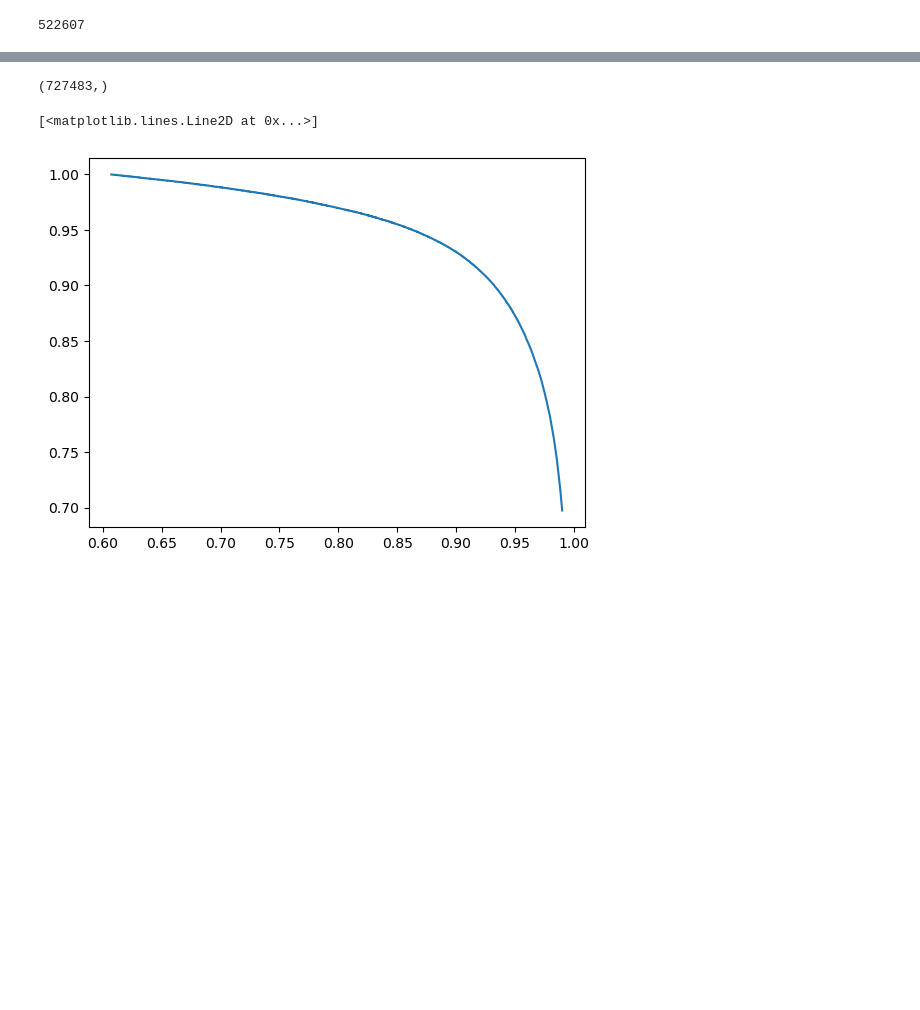
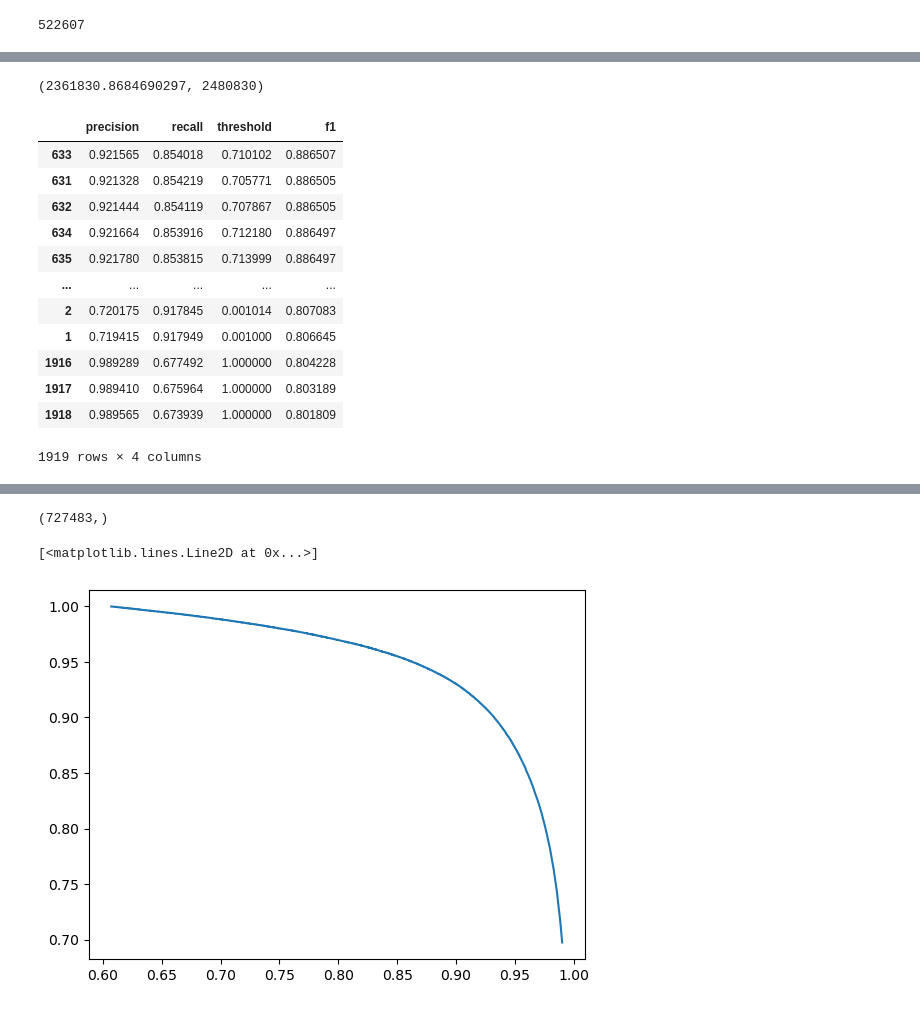
Before and after one commit to microsoft/protnote, a Jupyter notebook: notebooks/debugging.ipynb, the cells around one changed output, grey strips where cells are left out. Saved outputs shown, nothing was run; the diff lists cells and outputs as text; code cells hidden in the pictures; blank space fills up the shorter version.

```diff
--- a/notebooks/debugging.ipynb
+++ b/notebooks/debugging.ipynb
@@ -54,0 +30,20 @@ f1 = precision*recall*2/(precision+recall)
+# %%
+original_test_preds = pd.read_parquet('../proteinfer/export/predictions_df.parquet')
+original_test_labels = pd.read_parquet('../proteinfer/export/test_ground_truth.parquet')
+# %%
+
+def merge_predictions_and_ground_truth(predictions_df, ground_truth_df):
+    """Perform an outer join of predictions and ground truth, then set all empty values to False."""
+    combined = predictions_df.merge(ground_truth_df,
+                                    how="outer",
+                                    suffixes=("_pred", "_gt"),
+                                    left_on=["label", "up_id"],
+                                    right_on=["label", "up_id"])
+    combined = combined.fillna(False)
+    return combined
+# %%
+l=set(original_test_preds['up_id']) - set(original_test_labels['up_id'])
+combined = merge_predictions_and_ground_truth(original_test_preds,original_test_labels)
+combined['gt']= combined['gt']*1
+combined['value']=combined['value']*1
+combined=combined[~combined['up_id'].isin(l)]
@@ -54,0 +67,4 @@ f1 = precision*recall*2/(precision+recall)
+# %%
+combined['value'].sum(),combined['gt'].sum()
+# %% [output]
+(2361830.8684690297, 2480830)
@@ -54,0 +114,26 @@ f1 = precision*recall*2/(precision+recall)
+# %%
+out=pd.DataFrame({
+                'precision':
+                precisions,
+                'recall':
+                recalls,
+                'threshold':
+                thresholds,
+                'f1':
+                2 * precisions * recalls / (precisions + recalls)})
+# %%
+out.sort_values(by='f1',ascending=False)
+# %% [output]
+|  | precision | recall | threshold | f1 |
+| 633 | 0.921565 | 0.854018 | 0.710102 | 0.886507 |
+| 631 | 0.921328 | 0.854219 | 0.705771 | 0.886505 |
+| 632 | 0.921444 | 0.854119 | 0.707867 | 0.886505 |
+| 634 | 0.921664 | 0.853916 | 0.712180 | 0.886497 |
+| 635 | 0.921780 | 0.853815 | 0.713999 | 0.886497 |
+| ... | ... | ... | ... | ... |
+| 2 | 0.720175 | 0.917845 | 0.001014 | 0.807083 |
+| 1 | 0.719415 | 0.917949 | 0.001000 | 0.806645 |
+| 1916 | 0.989289 | 0.677492 | 1.000000 | 0.804228 |
+| 1917 | 0.989410 | 0.675964 | 1.000000 | 0.803189 |
+| 1918 | 0.989565 | 0.673939 | 1.000000 | 0.801809 |
+1919 rows × 4 columns
```
Also changed, not shown: parts of 16 cells of this notebook, 5 other files.
